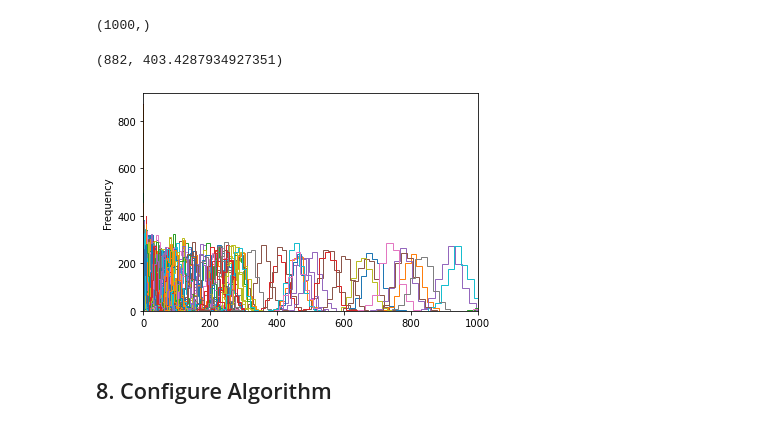
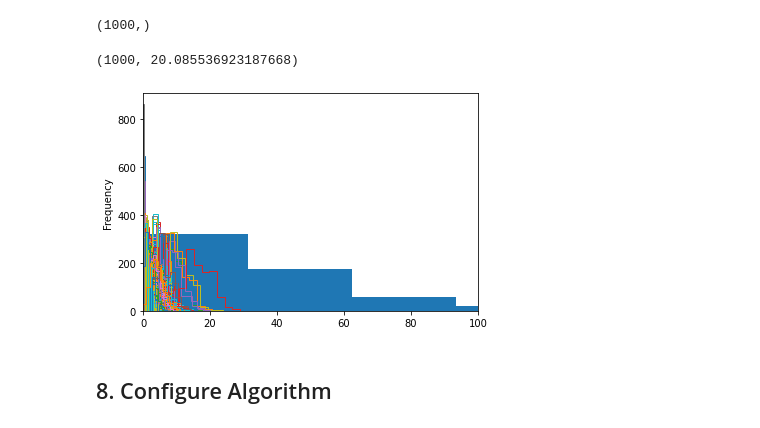
Before and after one commit to hyunjimoon/defense-reliability, a Jupyter notebook: poisson/workflow.ipynb, the cells around one changed output. Saved outputs shown, nothing was run; the diff lists cells and outputs as text; code cells hidden in the pictures.

```diff
--- a/poisson/workflow.ipynb
+++ b/poisson/workflow.ipynb
@@ -530,0 +560,30 @@ INFO:pystan:COMPILING THE C++ CODE FOR MODEL anon_model_35a00cfe9c706f131a76c39d
+# %%
+R = 1000
+N = 1000
+fig, ax = plt.subplots(4, figsize=(12,20))
+lim = 6
+for n,test in enumerate(test_sets):
+    print("*" * 10)
+    simu_data = {
+        "N" : N,
+        "age" : test["age"],
+        "relative_displacement" : test["displacement"],
+        "complexity" : test["complexity"],
+        "engine_count" : test["engine_count"],
+    }
+    ax[n].set_title(str(simu_data) + f"{str(np.sum(simu_lambdas[~np.isnan(simu_lambdas)] < lim))}/{N}")
+    ax[n].set_xlim(0, 300)
+    print(simu_data)
+    simu_ensemble_fit = simu_ensemble_model.sampling(iter=R, algorithm="Fixed_param", chains=1, data=simu_data)
+
+    simu_lambdas = simu_ensemble_fit.extract(pars=["lambda"])["lambda"]
+    simu_ys = simu_ensemble_fit.extract(pars=["y"])["y"]
+
+    print("valid lambda count: ",simu_lambdas[~np.isnan(simu_lambdas)].shape)
+
+    print(f"n(lambda < {lim}): ",np.sum(simu_lambdas[~np.isnan(simu_lambdas)] < lim), f"exp(lim)={np.exp(lim)}")
+    #pd.Series(y_data[np.logical_and(ship_age_data == simu_data["age"], relative_displacement_data == simu_data["relative_displacement"], ship_complexity_data==simu_data["complexity"])]).plot.hist(ax=ax[n])
+    pd.Series(y_data).plot.hist(ax=ax[n], histtype="bar")
+    for x in range(400):
+        pd.Series(simu_ys[x]).plot.hist(ax=ax[n], histtype="step")
+        pass
@@ -531,8 +612,8 @@ INFO:pystan:COMPILING THE C++ CODE FOR MODEL anon_model_35a00cfe9c706f131a76c39d
 # %%
 R = 1000
 N = 1000
-simu_age = 0.8
-simu_relative_displacement = 33
+simu_age = 0.4
+simu_relative_displacement = 20
 simu_complexity = 1.0
 simu_engine_count = 2
 simu_data = {
@@ -555,18 +636,18 @@ simu_lambdas[~np.isnan(simu_lambdas)].shape
 # %% [output]
 (1000,)
 # %%
-np.sum(simu_lambdas[~np.isnan(simu_lambdas)] < 6), np.exp(6)
+np.sum(simu_lambdas[~np.isnan(simu_lambdas)] < 3), np.exp(3)
 # %% [output]
-(882, 403.4287934927351)
+(1000, 20.085536923187668)
 # %%
 ax = plt.gca()
-ax.set_xlim(0, 1000)
+ax.set_xlim(0, 100)
 pd.Series(y_data).plot.hist(ax=ax)
 pd.Series(y_data[np.logical_and(ship_age_data == simu_age, relative_displacement_data == simu_relative_displacement)]).plot.hist(ax=ax)
 for x in range(400):
     pd.Series(simu_ys[x]).plot.hist(ax=ax, histtype="step")
 # %% [output]
-[figure, old version]
+[figure, new version]
 # %% [markdown]
 ## 8. Configure Algorithm
 # %% [markdown]
```
Also changed, not shown: parts of 23 cells of this notebook, 4 other files.
